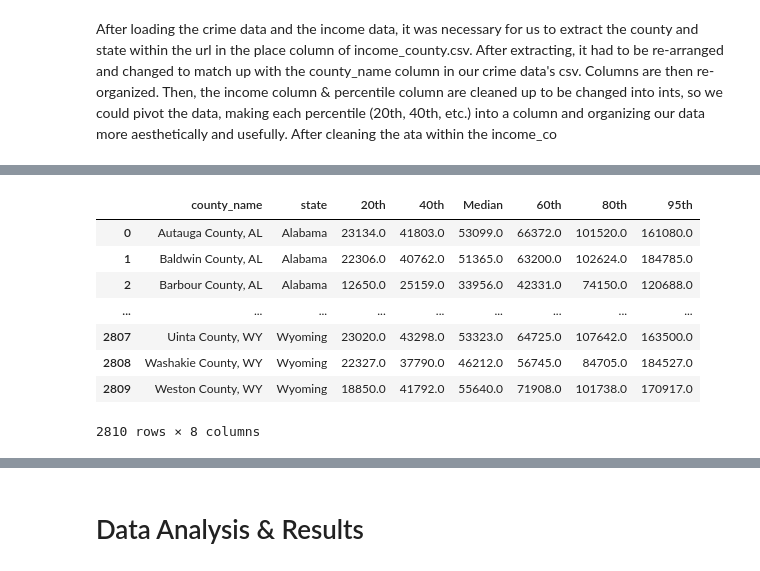
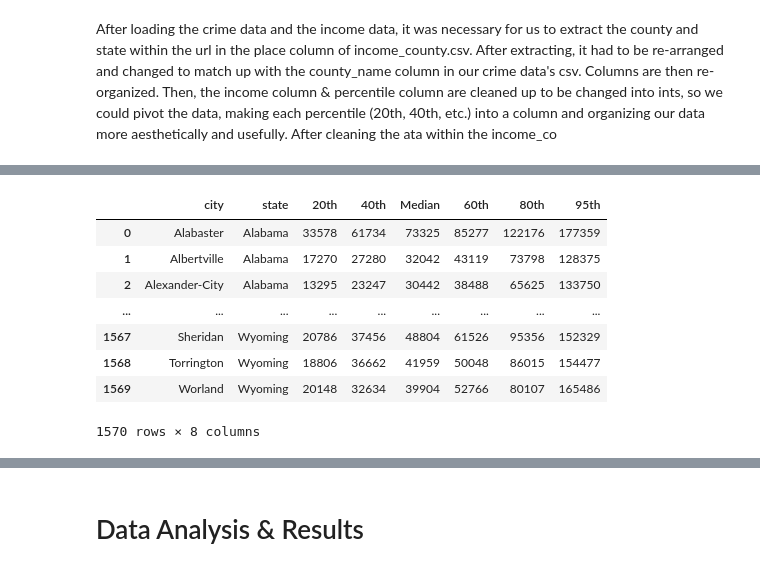
Before and after one commit to ewinterstorm/cogs108_finalproject, a Jupyter notebook: FinalProject.ipynb, the cells around one changed output, grey strips where cells are left out. Saved outputs shown, nothing was run; the diff lists cells and outputs as text; code cells hidden in the pictures.

```diff
--- a/FinalProject.ipynb
+++ b/FinalProject.ipynb
@@ -546,5 +449,5 @@ df_county_income
 # %%
-# Remove unneeded columns
-df_county_income = df_county_income.drop(['place', 'countystate', 'county', 'state_abbrev'], axis=1)
-df_county_income
+# Remove place and citystate columns
+df_income = df_income.drop(['place', 'citystate'], axis=1)
+df_income
 # %% [output]
@@ -560,5 +463,5 @@ df_county_income
 # %%
 # Reorder columns
-df_county_income = df_county_income[['Unnamed: 0', 'county_name', 'state', 'percentile', 'income', 'percent']]
-df_county_income
+df_income = df_income[['Unnamed: 0', 'city', 'state', 'percentile', 'income', 'percent']]
+df_income
 # %% [output]
@@ -574,6 +477,6 @@ df_county_income
 # %%
 # Remove zeroes in income and percent columns
-df_county_income['income'] = df_county_income['income'].replace({'0 ':''}, regex = True)
-df_county_income['percent'] = df_county_income['percent'].replace({'0 ':''}, regex = True)
-df_county_income
+df_income['income'] = df_income['income'].replace({'0 ':''}, regex = True)
+df_income['percent'] = df_income['percent'].replace({'0 ':''}, regex = True)
+df_income
 # %% [output]
@@ -589,12 +492,12 @@ df_county_income
 # %%
 # Convert income to int
 pd.options.mode.chained_assignment = None
-for i in range(0, len(df_county_income)):
-    incomeConvert = df_county_income['income'][i]
+for i in range(0, len(df_income)):
+    incomeConvert = df_income['income'][i]
     incomeConvert = incomeConvert[:(incomeConvert.find("."))]
     incomeConvert = incomeConvert.replace(',', "")
     incomeConvert = re.sub(r"^\s+", "", incomeConvert, flags=re.UNICODE)
 
     incomeConvert = int(float(incomeConvert))
-    df_county_income['income'][i] = incomeConvert
-    print(incomeConvert)
+    df_income['income'][i] = incomeConvert
+    #print(incomeConvert)
@@ -619,19 +504,19 @@ for i in range(0, len(df_county_income)):
 # %%
 # Drop 'percent' column
 # Make percentile columns 20th, 40th, Median, 60th, 80th, 95th
-df_percentile = df_county_income.pivot_table(index=["state","county_name"], columns='percentile', values=['income'], aggfunc='first')
+df_percentile = df_income.pivot_table(index=["state","city"], columns='percentile', values=['income'], aggfunc='first')
 df_percentile.columns = df_percentile.columns.droplevel()
 df_percentile = df_percentile.reset_index()
 df_percentile.columns=df_percentile.columns.tolist()
-df_percentile = df_percentile[['county_name','state','20th','40th','Median','60th','80th','95th']]
+df_percentile = df_percentile[['city','state','20th','40th','Median','60th','80th','95th']]
 df_percentile
 # %% [output]
-|  | county_name | state | 20th | 40th | Median | 60th | 80th | 95th |
-| 0 | Autauga County, AL | Alabama | 23134.0 | 41803.0 | 53099.0 | 66372.0 | 101520.0 | 161080.0 |
-| 1 | Baldwin County, AL | Alabama | 22306.0 | 40762.0 | 51365.0 | 63200.0 | 102624.0 | 184785.0 |
-| 2 | Barbour County, AL | Alabama | 12650.0 | 25159.0 | 33956.0 | 42331.0 | 74150.0 | 120688.0 |
+|  | city | state | 20th | 40th | Median | 60th | 80th | 95th |
+| 0 | Alabaster | Alabama | 33578 | 61734 | 73325 | 85277 | 122176 | 177359 |
+| 1 | Albertville | Alabama | 17270 | 27280 | 32042 | 43119 | 73798 | 128375 |
+| 2 | Alexander-City | Alabama | 13295 | 23247 | 30442 | 38488 | 65625 | 133750 |
 | ... | ... | ... | ... | ... | ... | ... | ... | ... |
-| 2807 | Uinta County, WY | Wyoming | 23020.0 | 43298.0 | 53323.0 | 64725.0 | 107642.0 | 163500.0 |
-| 2808 | Washakie County, WY | Wyoming | 22327.0 | 37790.0 | 46212.0 | 56745.0 | 84705.0 | 184527.0 |
-| 2809 | Weston County, WY | Wyoming | 18850.0 | 41792.0 | 55640.0 | 71908.0 | 101738.0 | 170917.0 |
+| 1567 | Sheridan | Wyoming | 20786 | 37456 | 48804 | 61526 | 95356 | 152329 |
+| 1568 | Torrington | Wyoming | 18806 | 36662 | 41959 | 50048 | 86015 | 154477 |
+| 1569 | Worland | Wyoming | 20148 | 32634 | 39904 | 52766 | 80107 | 165486 |
-2810 rows × 8 columns
+1570 rows × 8 columns
```
Also changed, not shown: parts of 18 cells of this notebook.
